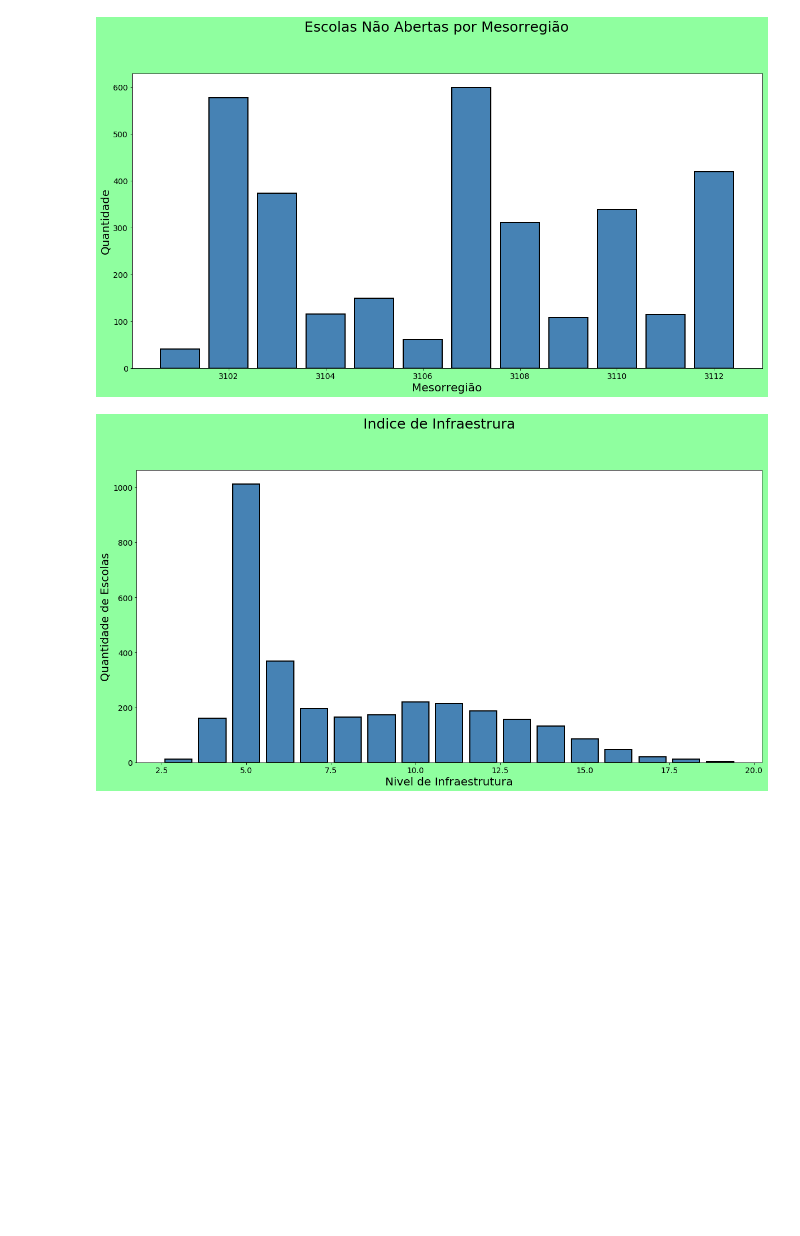
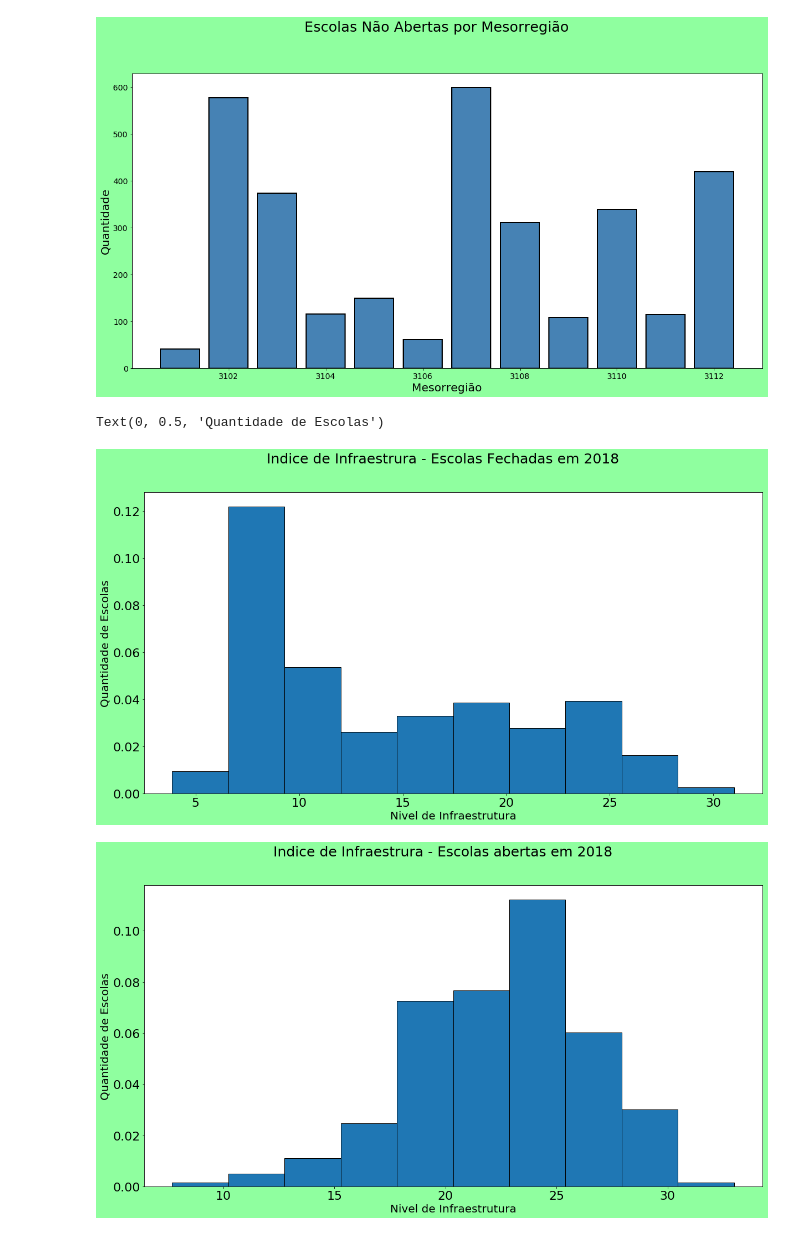
Before and after one commit to martimallow/escola_fechada, a Jupyter notebook: primeiras_analises.ipynb, the cells around one changed output. Drawn from its saved outputs; the diff is of its cells as text; code cells hidden in the pictures; blank space fills up the shorter version.

```diff
--- a/primeiras_analises.ipynb
+++ b/primeiras_analises.ipynb
@@ -23,2 +20,7 @@ mpl.rc('axes', titlesize=BIGGER_SIZE)
+# %%
+plt.rcParams.update({'font.size': 22})
+pd.set_option('display.max_rows', 500)
+# %%
+abertas2018 =  pd.read_csv('csv/base_abertas2018.csv', sep=','  , engine='python')
 # %%
 df =  pd.read_csv('csv/base.csv', sep=','  , engine='python')
@@ -78,28 +62,27 @@ Divinópolis	3113
 '\nBelo Horizonte\t3101\nMontes Claros\t3102\nTeófilo Otoni\t3103\nGovernador Valadares\t3104\nIpatinga\t3105\nJuiz de Fora\t3106\nBarbacena\t3107\nVarginha\t3108\nPouso Alegre\t3109\nUberaba\t3110\nU ...
 [figure]
 # %%
-##### Uma medida para Infraestrutura ###
+##### Uma medida para Infraestrutura base 2010 ###
 
-df['infra'] = df.IN_AGUA_FILTRADA+df.IN_ENERGIA_REDE_PUBLICA+df.IN_ESGOTO_REDE_PUBLICA
-+df.IN_LIXO_COLETA_PERIODICA+df.IN_LIXO_RECICLA+df.IN_SALA_DIRETORIA
-+df.IN_SALA_PROFESSOR+df.IN_LABORATORIO_INFORMATICA+df.IN_LABORATORIO_CIENCIAS
-+df.IN_SALA_ATENDIMENTO_ESPECIAL+df.IN_QUADRA_ESPORTES+df.IN_COZINHA+df.IN_BIBLIOTECA
-+df.IN_SALA_LEITURA+df.IN_PARQUE_INFANTIL+df.IN_BERCARIO+df.IN_BANHEIRO_FORA_PREDIO
-+df.IN_BANHEIRO_DENTRO_PREDIO+df.IN_BANHEIRO_EI+df.IN_BANHEIRO_PNE
-+df.IN_DEPENDENCIAS_PNE
+df['infra'] = (-0.13)*df.IN_LIXO_QUEIMA-(0.18)*df.IN_ESGOTO_FOSSA+df.TP_AEE+df.IN_COMPUTADOR+df.IN_EQUIP_TV+df.IN_EQUIP_VIDEOCASSETE+df.IN_EQUIP_DVD+df.IN_EQUIP_PARABOLICA+df.IN_EQUIP_COPIADORA+df.IN_EQUIP_RETROPROJETOR+df.IN_EQUIP_IMPRESSORA+df.IN_BANHEIRO_DENTRO_PREDIO+df.IN_LOCAL_FUNC_PREDIO_ESCOLAR+df.IN_AGUA_REDE_PUBLICA+df.IN_ALIMENTACAO+df.IN_INTERNET+df.IN_BANDA_LARGA+df.IN_AGUA_FILTRADA+df.IN_ENERGIA_REDE_PUBLICA+df.IN_ESGOTO_REDE_PUBLICA+df.IN_LIXO_COLETA_PERIODICA+df.IN_LIXO_RECICLA+df.IN_SALA_DIRETORIA+df.IN_SALA_PROFESSOR+df.IN_LABORATORIO_INFORMATICA+df.IN_LABORATORIO_CIENCIAS+df.IN_SALA_ATENDIMENTO_ESPECIAL+df.IN_QUADRA_ESPORTES+df.IN_COZINHA+df.IN_BIBLIOTECA+df.IN_SALA_LEITURA+df.IN_BANHEIRO_FORA_PREDIO+df.IN_BANHEIRO_DENTRO_PREDIO+df.IN_BANHEIRO_EI+df.IN_BANHEIRO_PNE+df.IN_DEPENDENCIAS_PNE
-# %%
-fig = plt.figure(figsize = (20, 10))
-fig.patch.set_facecolor('xkcd:mint green')
-title = fig.suptitle("Indice de Infraestrura", fontsize=25)
-fig.subplots_adjust(top=0.85, wspace=0.3)
-
-ax = fig.add_subplot(1,1, 1)
-ax.set_xlabel("Nivel de Infraestrutura",fontsize=20)
-ax.set_ylabel("Quantidade de Escolas",fontsize=20)
-w_q = df['infra'].value_counts()
-w_q = (list(w_q.index), list(w_q.values))
-ax.tick_params(axis='both', which='major', labelsize=14)
-bar = ax.bar(w_q[0], w_q[1], color='steelblue',
-        edgecolor='black', linewidth=2)
-# %% [output]
-[figure, removed]
+# %%
+# BASE 2018
+abertas2018['infra'] = (-0.13)*abertas2018.IN_LIXO_QUEIMA-(0.18)*abertas2018.IN_ESGOTO_FOSSA+abertas2018.TP_AEE+abertas2018.IN_COMPUTADOR+abertas2018.IN_EQUIP_TV+abertas2018.IN_EQUIP_VIDEOCASSETE+abertas2018.IN_EQUIP_DVD+abertas2018.IN_EQUIP_PARABOLICA+abertas2018.IN_EQUIP_COPIADORA+abertas2018.IN_EQUIP_RETROPROJETOR+abertas2018.IN_EQUIP_IMPRESSORA+abertas2018.IN_BANHEIRO_DENTRO_PREDIO+abertas2018.IN_LOCAL_FUNC_PREDIO_ESCOLAR+abertas2018.IN_AGUA_REDE_PUBLICA+abertas2018.IN_ALIMENTACAO+abertas2018.IN_INTERNET+abertas2018.IN_BANDA_LARGA+abertas2018.IN_AGUA_FILTRADA+abertas2018.IN_ENERGIA_REDE_PUBLICA+abertas2018.IN_ESGOTO_REDE_PUBLICA+abertas2018.IN_LIXO_COLETA_PERIODICA+abertas2018.IN_LIXO_RECICLA+abertas2018.IN_SALA_DIRETORIA+abertas2018.IN_SALA_PROFESSOR+abertas2018.IN_LABORATORIO_INFORMATICA+abertas2018.IN_LABORATORIO_CIENCIAS+abertas2018.IN_SALA_ATENDIMENTO_ESPECIAL+abertas2018.IN_QUADRA_ESPORTES+abertas2018.IN_COZINHA+abertas2018.IN_BIBLIOTECA+abertas2018.IN_SALA_LEITURA+abertas2018.IN_BANHEIRO_FORA_PREDIO+abertas2018.IN_BANHEIRO_DENTRO_PREDIO+abertas2018.IN_BANHEIRO_EI+abertas2018.IN_BANHEIRO_PNE+abertas2018.IN_DEPENDENCIAS_PNE
+# %%
+fig = plt.figure(figsize = (20, 10))
+fig.patch.set_facecolor('xkcd:mint green')
+title = fig.suptitle("Indice de Infraestrura - Escolas Fechadas em 2018", fontsize=25)
+plt.hist(df['infra'], density=True, edgecolor='k')
+plt.xlabel('Nivel de Infraestrutura', fontsize=20)
+plt.ylabel('Quantidade de Escolas', fontsize=20)
+
+fig = plt.figure(figsize = (20, 10))
+fig.patch.set_facecolor('xkcd:mint green')
+title = fig.suptitle("Indice de Infraestrura - Escolas abertas em 2018", fontsize=25)
+plt.hist(abertas2018['infra'], density=True, edgecolor='k')
+plt.xlabel('Nivel de Infraestrutura', fontsize=20)
+plt.ylabel('Quantidade de Escolas', fontsize=20)
+# %% [output]
+Text(0, 0.5, 'Quantidade de Escolas')
+[figure, added]
+[figure, added]
```
Also changed, not shown: parts of 17 cells of this notebook, 3 other files.
